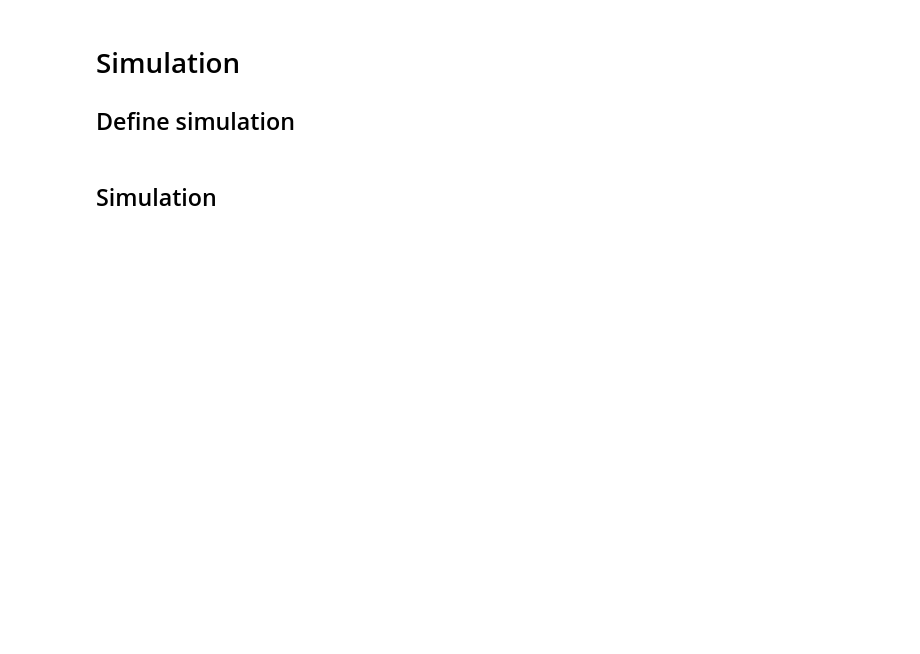
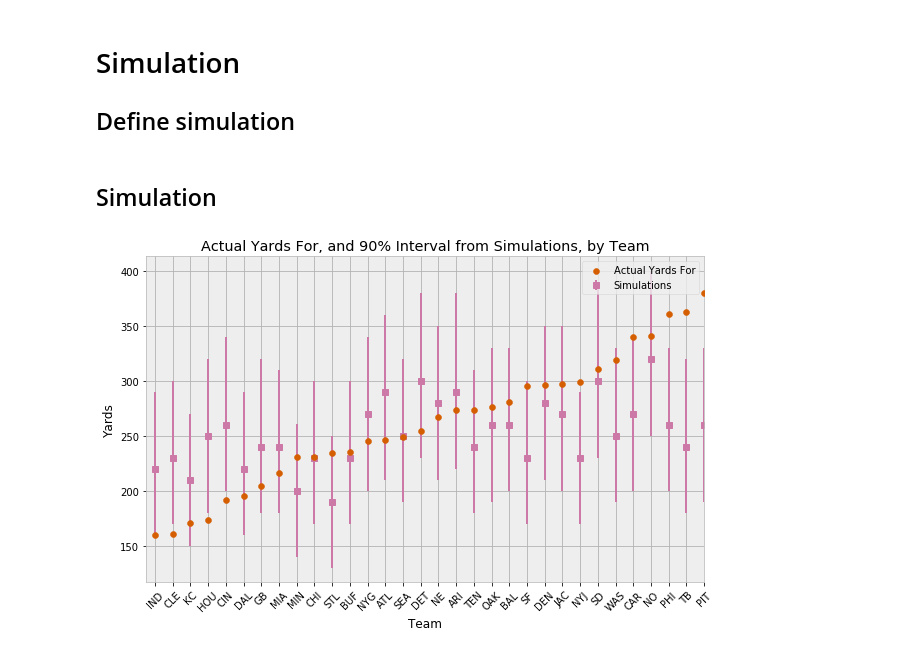
Before and after one commit to edgargalvan/ff, a Jupyter notebook: model/football.ipynb, the cells around one changed output. Drawn from its saved outputs; the diff is of its cells as text; code cells hidden in the pictures; blank space fills up the shorter version.

```diff
--- a/model/football.ipynb
+++ b/model/football.ipynb
@@ -232,0 +159,33 @@ simuls = simulate_team_seasons(team, num_simulations)
+# %%
+# conduct simulation
+df_test = df[df['week']==15]
+num_simulations = 2000
+simuls = simulate_team_seasons(df_test, num_simulations)
+df_observed = create_team_season_table(df_test)
+g = simuls.groupby('team')
+season_hdis = pd.DataFrame({'yds_lower': g.yds.quantile(.1),
+                            'yds_median': g.yds.median(),
+                            'yds_upper': g.yds.quantile(.9)
+})
+
+season_hdis = pd.merge(season_hdis, df_observed, left_index=True, right_on='team')
+season_hdis['relative_yds_upper'] = season_hdis.yds_upper - season_hdis.yds_median
+season_hdis['relative_yds_lower'] = season_hdis.yds_median - season_hdis.yds_lower
+season_hdis = season_hdis.sort_index(by='yds')
+season_hdis = season_hdis.reset_index()
+season_hdis['x'] = season_hdis.index + .5
+
+fig, axs = plt.subplots(figsize=(10,6))
+axs.scatter(season_hdis.x, season_hdis.yds, c=sns.palettes.color_palette()[4], zorder = 10, label='Actual Yards For')
+axs.errorbar(season_hdis.x, season_hdis.yds_median,
+                yerr=(season_hdis[['relative_yds_lower', 'relative_yds_upper']].values).T,
+                fmt='s', c=sns.palettes.color_palette()[5], label='Simulations')
+axs.set_title('Actual Yards For, and 90% Interval from Simulations, by Team')
+axs.set_xlabel('Team')
+axs.set_ylabel('Yards')
+axs.set_xlim(0, 20)
+axs.legend()
+_= axs.set_xticks(season_hdis.index + .5)
+_= axs.set_xticklabels(season_hdis['team'].values, rotation=45)
+# %% [output]
+[figure, added]
```
Also changed, not shown: parts of 22 cells of this notebook, 3 other files.
